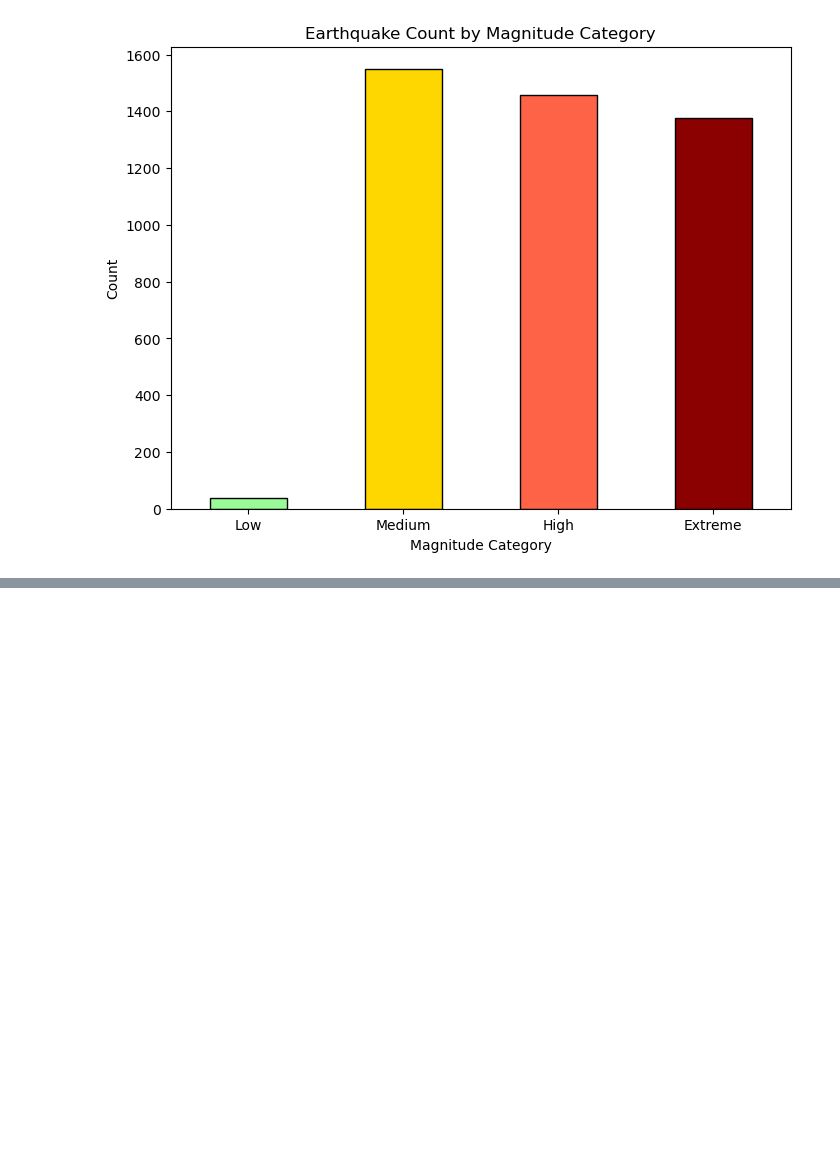
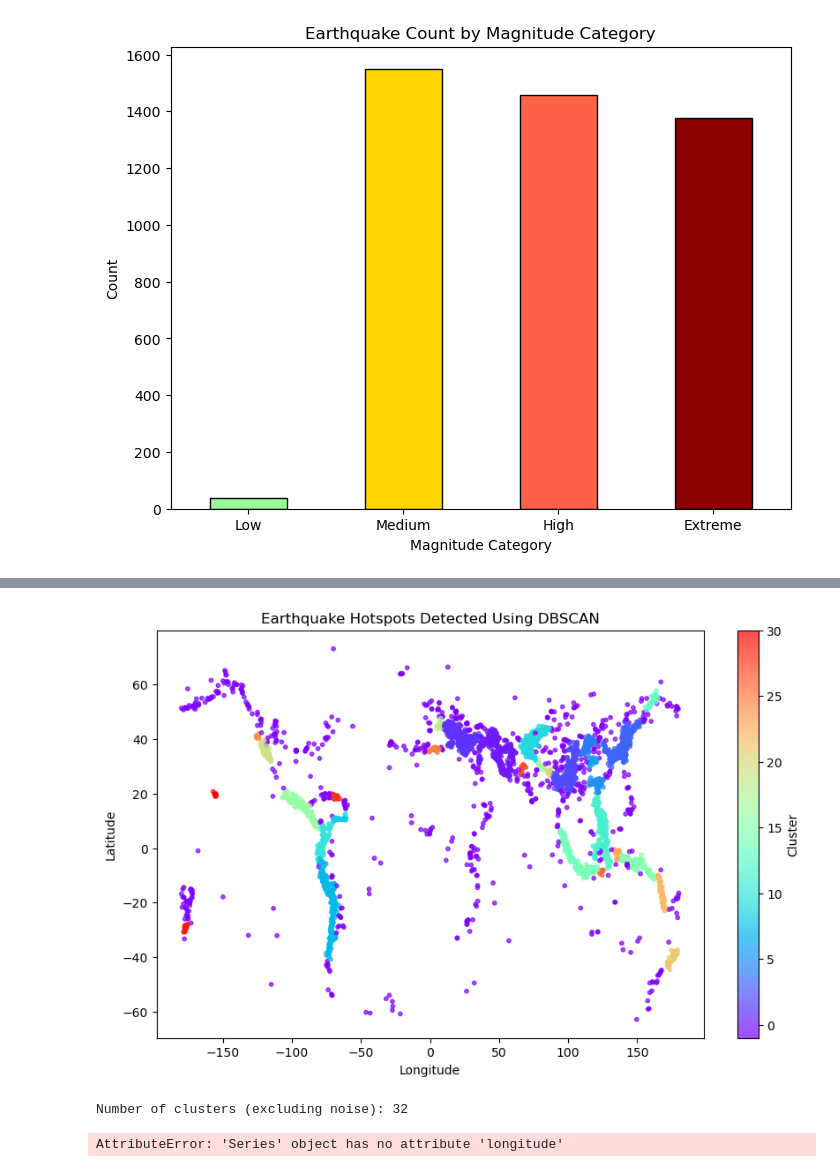
Before and after one commit to Hu9o73/P4DS_Earthquakes, a Jupyter notebook: partiel.ipynb, the cells around one changed output, grey strips where cells are left out. Cells and saved outputs as stored; diff of their text form; code cells hidden in the pictures; blank space fills up the shorter version.

```diff
--- a/partiel.ipynb
+++ b/partiel.ipynb
@@ -297,0 +351,55 @@ Name: count, dtype: int64
+# %%
+from sklearn.cluster import DBSCAN
+import matplotlib.pyplot as plt
+
+def detect_earthquake_hotspots(data, eps=2, min_samples=10):
+    """
+    Detects earthquake hotspots using DBSCAN clustering.
+
+    Parameters:
+    data (pd.DataFrame): Earthquake dataset containing 'Latitude' and 'Longitude'.
+    eps (float): The maximum distance between two samples for clustering.
+    min_samples (int): The number of samples in a cluster.
+
+    Returns:
+    None: Displays a scatter plot of earthquake clusters.
+    """
+    # Step 1: Extract spatial data (latitude and longitude)
+    spatial_data = data[['Latitude', 'Longitude']].dropna()
+
+    # Step 2: Apply DBSCAN clustering
+    dbscan = DBSCAN(eps=eps, min_samples=min_samples)
+    spatial_data['Cluster'] = dbscan.fit_predict(spatial_data)
+
+    # Step 3: Visualize the clusters
+    plt.figure(figsize=(10, 6))
+    plt.scatter(spatial_data['Longitude'], spatial_data['Latitude'],
+                c=spatial_data['Cluster'], cmap='rainbow', s=10, alpha=0.7)
+    plt.title("Earthquake Hotspots Detected Using DBSCAN")
+    plt.xlabel("Longitude")
+    plt.ylabel("Latitude")
+    plt.colorbar(label="Cluster")
+    plt.show()
+
+    # Display cluster information
+    print("Number of clusters (excluding noise):", len(set(spatial_data['Cluster'])) - (1 if -1 in spatial_data['Cluster'] else 0))
+
+# Example usage
+detect_earthquake_hotspots(data, eps=2, min_samples=10)
+# %% [output]
+[figure, added]
+Number of clusters (excluding noise): 32
+# %%
+import geopandas
+from shapely.geometry import Point
+
+def make_point(row):
+    return Point(row.longitude, row.latitude)
+
+points = data.apply(make_point, axis=1)
+
+equake_point = geopandas.GeoDataFrame(data, geometry=points)
+
+equake_point.head()
+# %% [output]
+AttributeError: 'Series' object has no attribute 'longitude'
```
Also changed, not shown: parts of 2 cells of this notebook.
